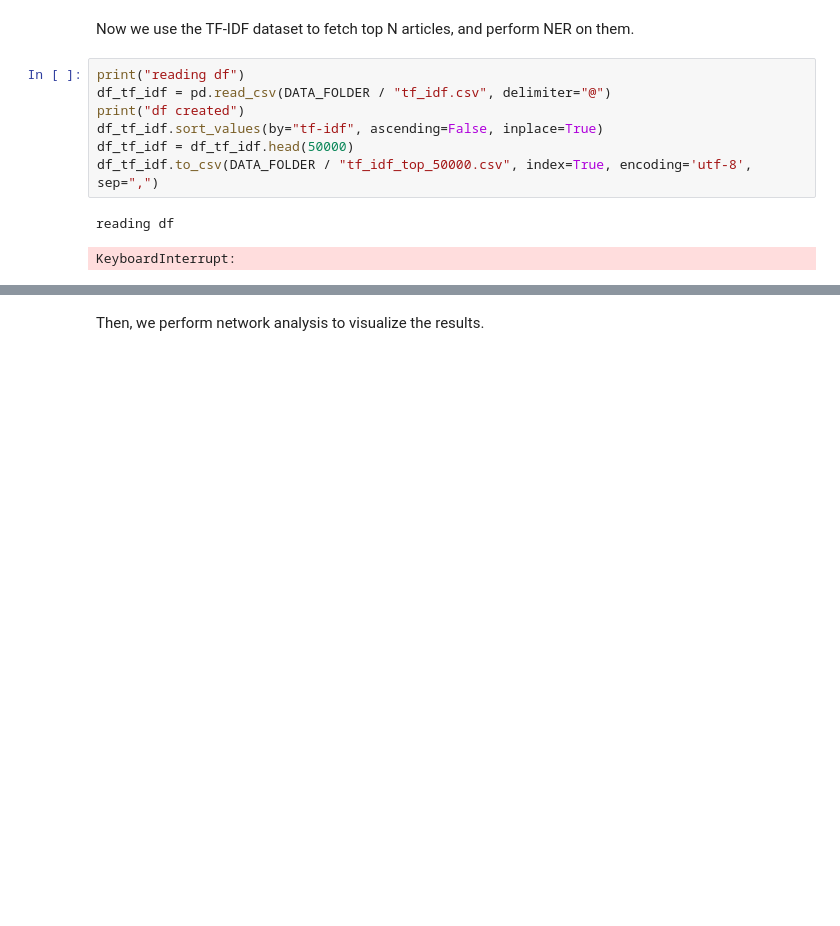
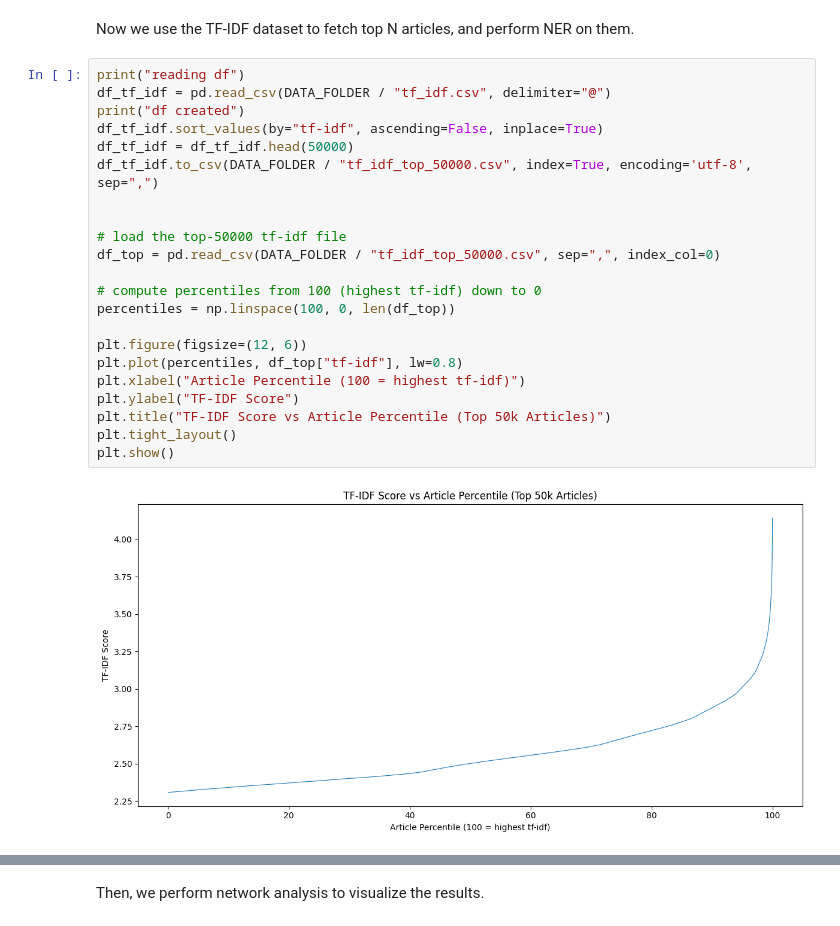
Before and after one commit to DHH-2025-economic-bubbles/early-modern-global, a Jupyter notebook: TF_IDF.ipynb, the cells around one changed output, grey strips where cells are left out. Saved outputs shown, nothing was run; the diff lists cells and outputs as text; blank space fills up the shorter version.

```diff
--- a/TF_IDF.ipynb
+++ b/TF_IDF.ipynb
@@ -358,12 +365,26 @@ df created232694/232694
 # %% [markdown]
 Now we use the TF-IDF dataset to fetch top N articles, and perform NER on them.
-# %%
-print("reading df")
-df_tf_idf = pd.read_csv(DATA_FOLDER / "tf_idf.csv", delimiter="@")
-print("df created")
-df_tf_idf.sort_values(by="tf-idf", ascending=False, inplace=True)
-df_tf_idf = df_tf_idf.head(50000)
-df_tf_idf.to_csv(DATA_FOLDER / "tf_idf_top_50000.csv", index=True, encoding='utf-8', sep=",")
-# %% [output]
-reading df
-KeyboardInterrupt:
+# %%
+print("reading df")
+df_tf_idf = pd.read_csv(DATA_FOLDER / "tf_idf.csv", delimiter="@")
+print("df created")
+df_tf_idf.sort_values(by="tf-idf", ascending=False, inplace=True)
+df_tf_idf = df_tf_idf.head(50000)
+df_tf_idf.to_csv(DATA_FOLDER / "tf_idf_top_50000.csv", index=True, encoding='utf-8', sep=",")
+
+
+# load the top-50000 tf-idf file
+df_top = pd.read_csv(DATA_FOLDER / "tf_idf_top_50000.csv", sep=",", index_col=0)
+
+# compute percentiles from 100 (highest tf-idf) down to 0
+percentiles = np.linspace(100, 0, len(df_top))
+
+plt.figure(figsize=(12, 6))
+plt.plot(percentiles, df_top["tf-idf"], lw=0.8)
+plt.xlabel("Article Percentile (100 = highest tf-idf)")
+plt.ylabel("TF-IDF Score")
+plt.title("TF-IDF Score vs Article Percentile (Top 50k Articles)")
+plt.tight_layout()
+plt.show()
+# %% [output]
+[figure, added]
```
Also changed, not shown: parts of 12 cells of this notebook.
